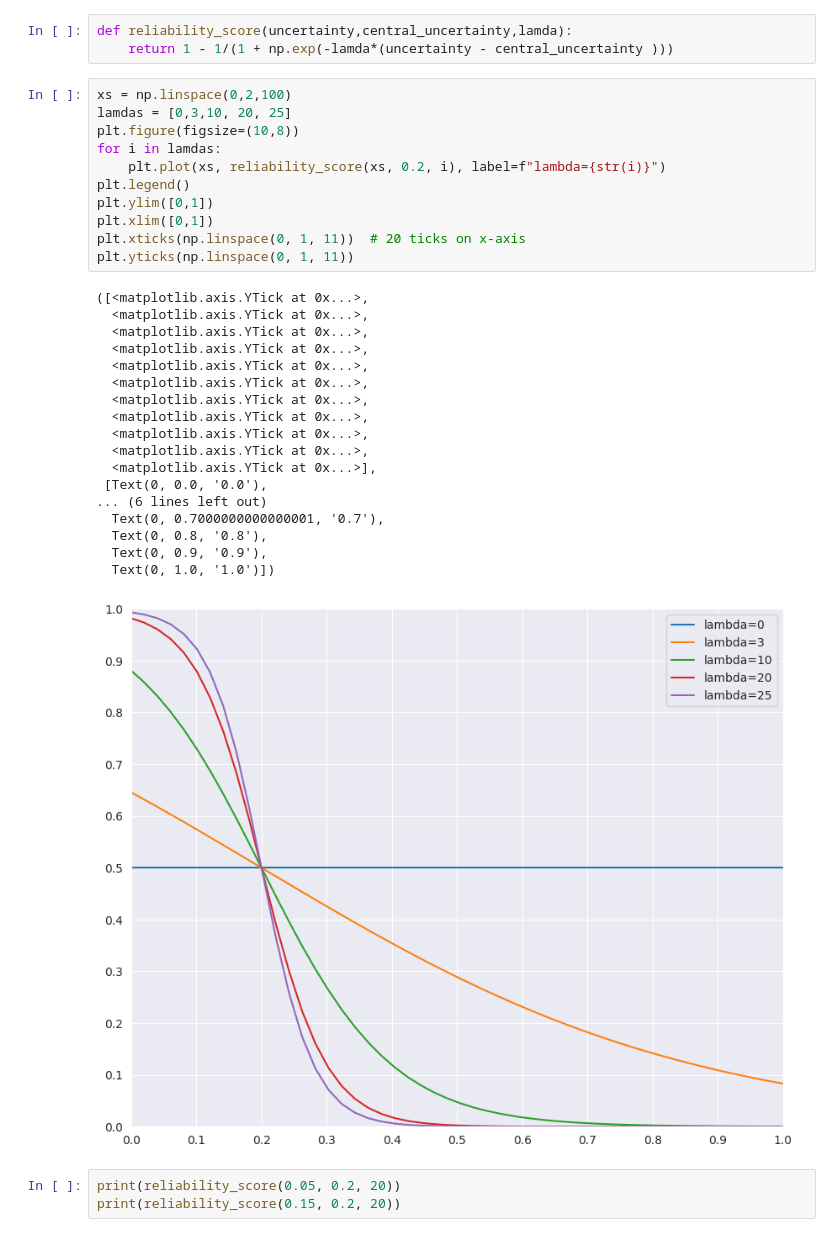
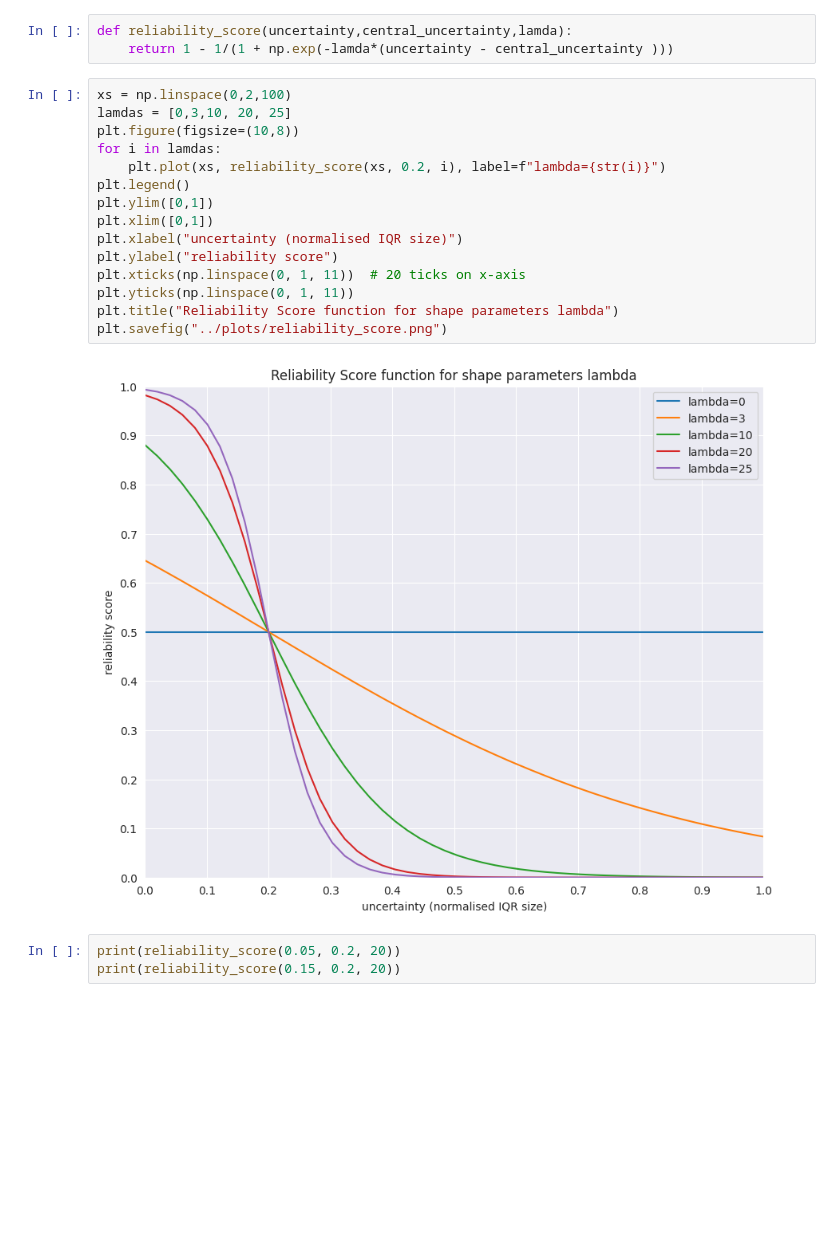
Before and after one commit to aristotekoen/car_market, a Jupyter notebook: notebooks/reliability_score.ipynb, the cells around one changed output. Saved outputs shown, nothing was run; the diff lists cells and outputs as text; blank space fills up the shorter version.

```diff
--- a/notebooks/reliability_score.ipynb
+++ b/notebooks/reliability_score.ipynb
@@ -176,33 +177,20 @@ def reliability_score(uncertainty,central_uncertainty,lamda):
 # %%
 xs = np.linspace(0,2,100)
 lamdas = [0,3,10, 20, 25]
 plt.figure(figsize=(10,8))
 for i in lamdas:
     plt.plot(xs, reliability_score(xs, 0.2, i), label=f"lambda={str(i)}")
 plt.legend()
 plt.ylim([0,1])
 plt.xlim([0,1])
+plt.xlabel("uncertainty (normalised IQR size)")
+plt.ylabel("reliability score")
 plt.xticks(np.linspace(0, 1, 11))  # 20 ticks on x-axis
 plt.yticks(np.linspace(0, 1, 11))
+plt.title("Reliability Score function for shape parameters lambda")
+plt.savefig("../plots/reliability_score.png")
 # %% [output]
-([<matplotlib.axis.YTick at 0x...>,
-  <matplotlib.axis.YTick at 0x...>,
-  <matplotlib.axis.YTick at 0x...>,
-  <matplotlib.axis.YTick at 0x...>,
-  <matplotlib.axis.YTick at 0x...>,
-  <matplotlib.axis.YTick at 0x...>,
-  <matplotlib.axis.YTick at 0x...>,
-  <matplotlib.axis.YTick at 0x...>,
-  <matplotlib.axis.YTick at 0x...>,
-  <matplotlib.axis.YTick at 0x...>,
-  <matplotlib.axis.YTick at 0x...>],
- [Text(0, 0.0, '0.0'),
-... (6 lines left out)
-  Text(0, 0.7000000000000001, '0.7'),
-  Text(0, 0.8, '0.8'),
-  Text(0, 0.9, '0.9'),
-  Text(0, 1.0, '1.0')])
-[figure, old version]
+[figure, new version]
 # %%
 print(reliability_score(0.05, 0.2, 20))
 print(reliability_score(0.15, 0.2, 20))
```
Also changed, not shown: parts of 9 cells of this notebook, 3 other files.
